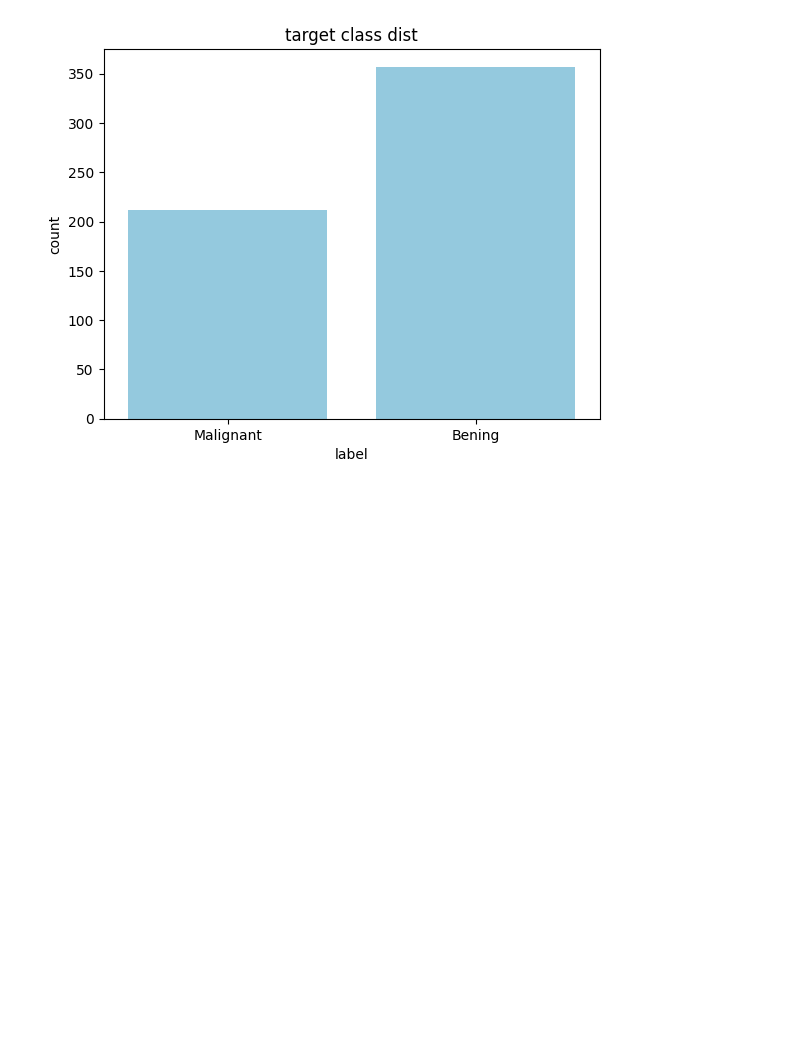
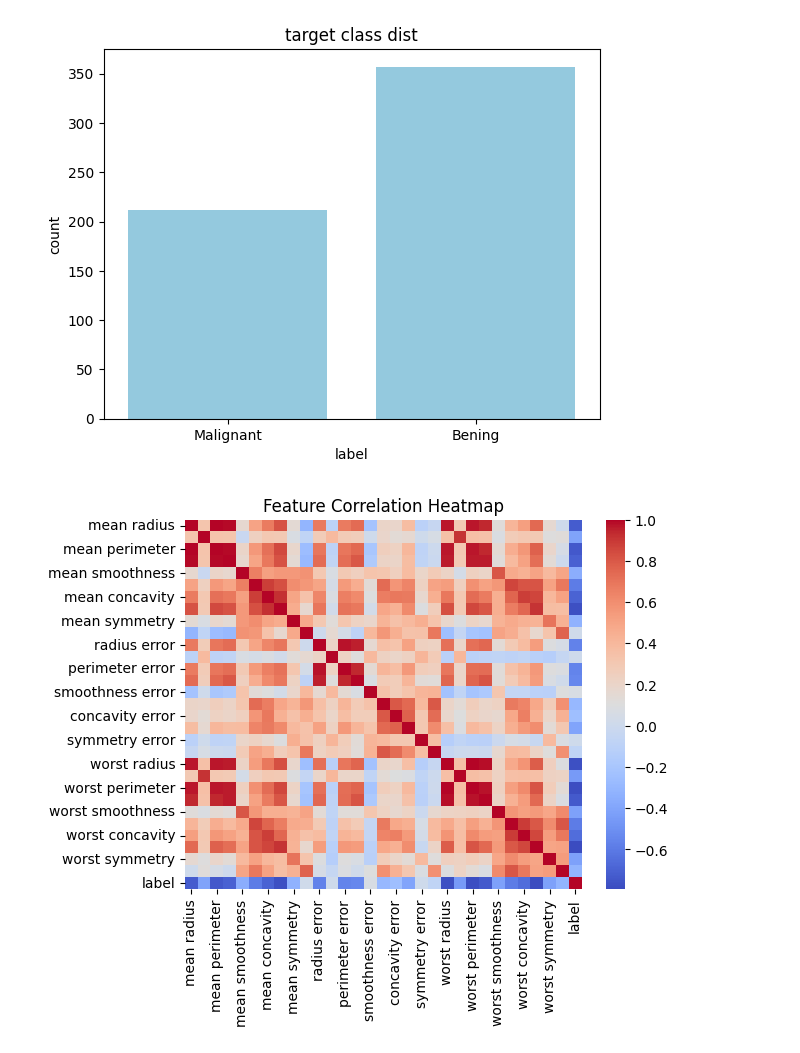
Before and after one commit to Harshkotkar/Deep-Learning, a Jupyter notebook: Breast_Cancer_Detection.ipynb, the cells around one changed output. Saved outputs shown, nothing was run; the diff lists cells and outputs as text; code cells hidden in the pictures; blank space fills up the shorter version.

```diff
--- a/Breast_Cancer_Detection.ipynb
+++ b/Breast_Cancer_Detection.ipynb
@@ -113,3 +113,9 @@ plt.xticks([0,1],["Malignant","Bening"])
 plt.show()
 # %% [output]
 [figure]
+# %%
+sns.heatmap(df.corr(), cmap='coolwarm', annot=False)
+plt.title('Feature Correlation Heatmap')
+plt.show()
+# %% [output]
+[figure, added]
```
Also changed, not shown: parts of 4 cells of this notebook.
